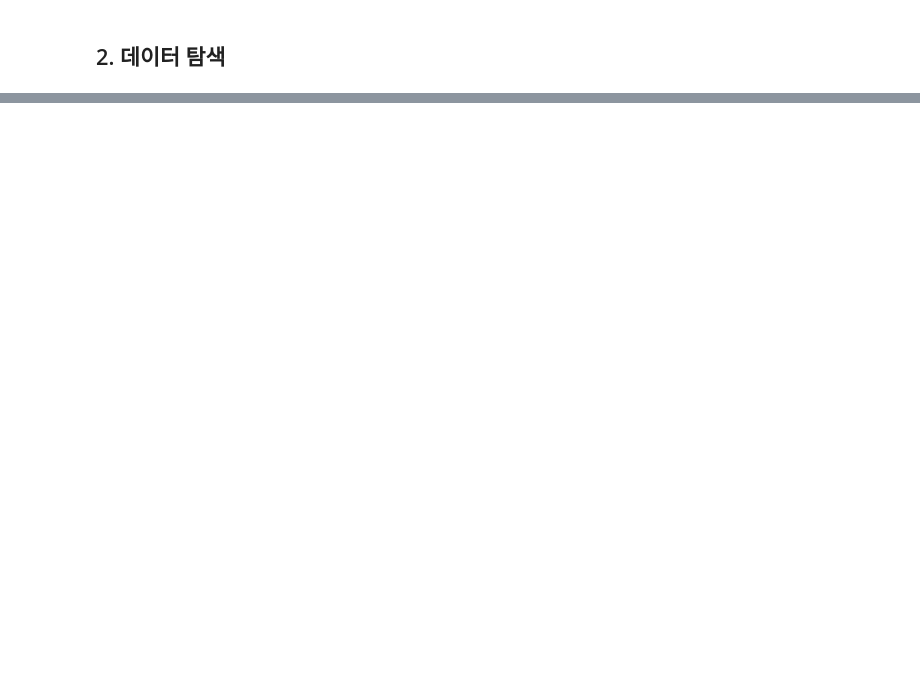
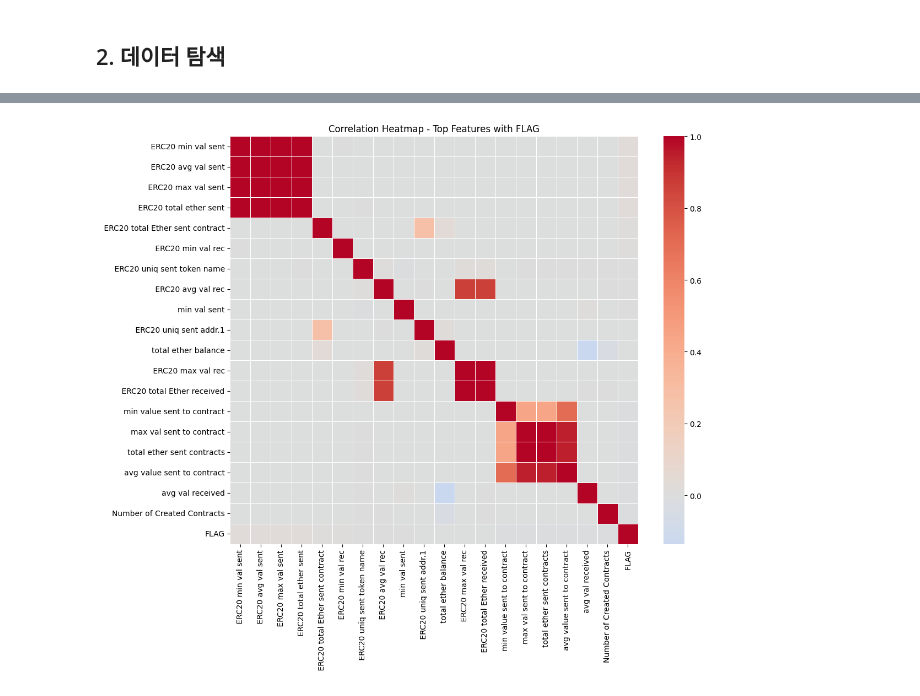
Before and after one commit to paran-needless-to-say/MPOcryptoML, a Jupyter notebook: notebooks/01_exploration.ipynb, the cells around one changed output, grey strips where cells are left out. Saved outputs shown, nothing was run; the diff lists cells and outputs as text; code cells hidden in the pictures; blank space fills up the shorter version.

```diff
--- a/notebooks/01_exploration.ipynb
+++ b/notebooks/01_exploration.ipynb
@@ -49,0 +161,15 @@ preprocessor = DataPreprocessor()
+# %%
+# 상관관계 히트맵 (Top 20 features)
+top_features = correlations.head(20).index.tolist()
+if 'FLAG' in top_features:
+    top_features.remove('FLAG')
+
+plt.figure(figsize=(12, 10))
+corr_matrix = df[top_features + ['FLAG']].corr()
+sns.heatmap(corr_matrix, annot=False, cmap='coolwarm', center=0,
+            fmt='.2f', square=True, linewidths=0.5)
+plt.title('Correlation Heatmap - Top Features with FLAG')
+plt.tight_layout()
+plt.show()
+# %% [output]
+[figure, added]
```
Also changed, not shown: parts of 16 cells of this notebook, 50 other files.
